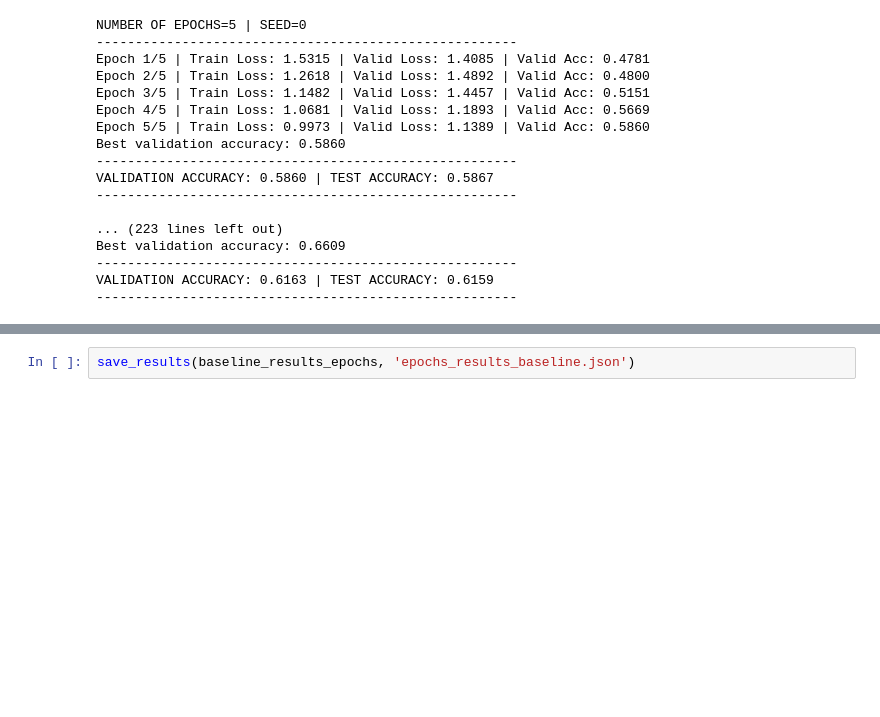
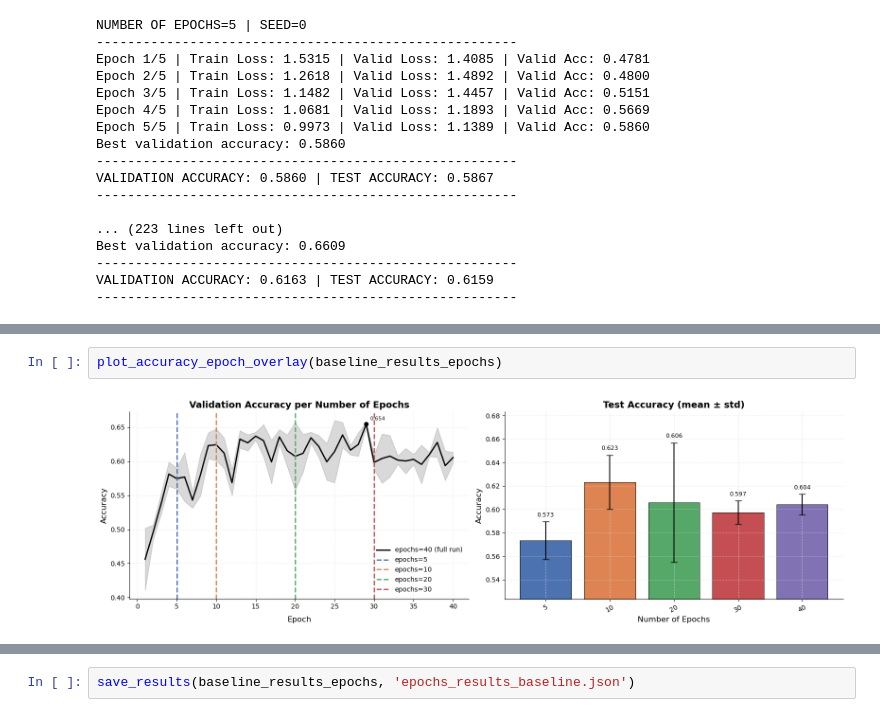
Before and after one commit to nadias03/image-classification-with-CNNs, a Jupyter notebook: experiments/hyperparameters/training_experiments/training_hyperparameters.ipynb, the cells around one changed output, grey strips where cells are left out. Cells and saved outputs as stored; diff of their text form; blank space fills up the shorter version.

```diff
--- a/experiments/hyperparameters/training_experiments/training_hyperparameters.ipynb
+++ b/experiments/hyperparameters/training_experiments/training_hyperparameters.ipynb
@@ -354,0 +576,4 @@ VALIDATION ACCURACY: 0.6163 | TEST ACCURACY: 0.6159
+# %%
+plot_accuracy_epoch_overlay(baseline_results_epochs)
+# %% [output]
+[figure, added]
```
Also changed, not shown: parts of 19 cells of this notebook.
